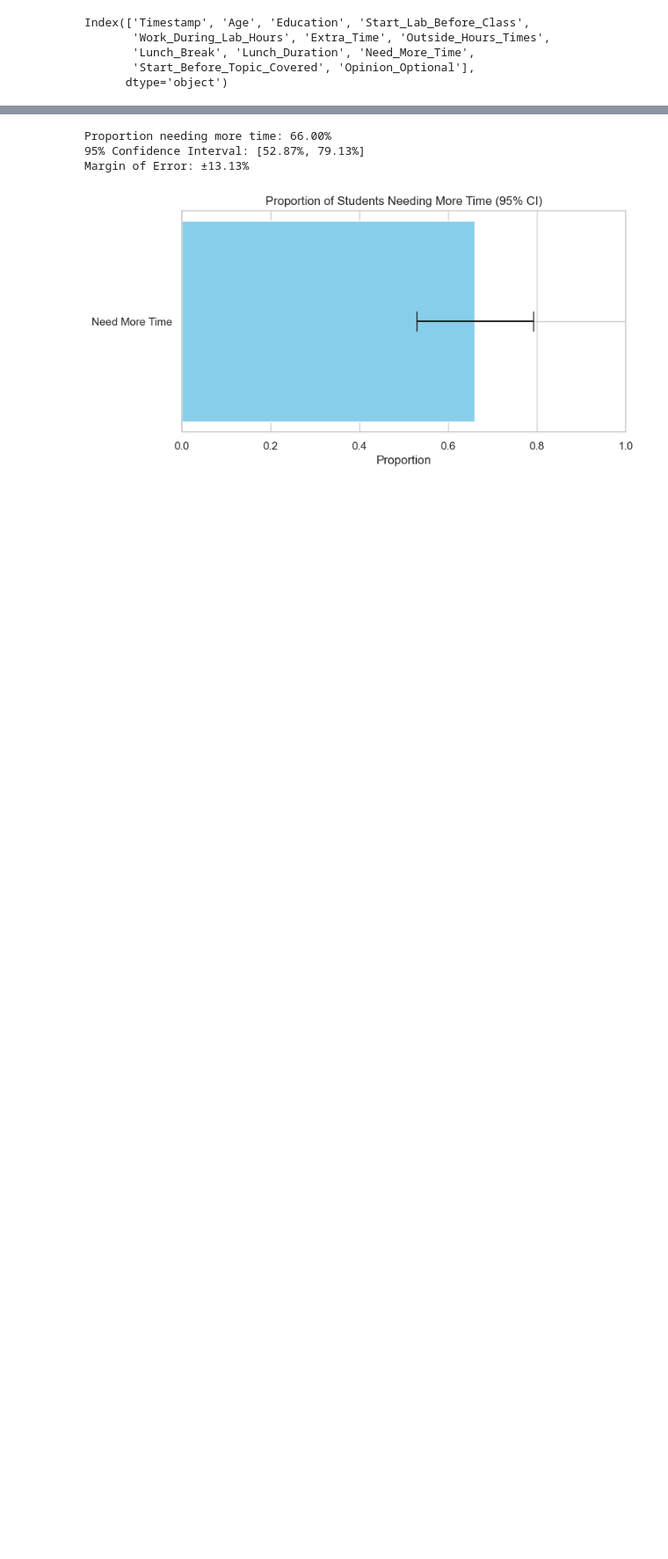
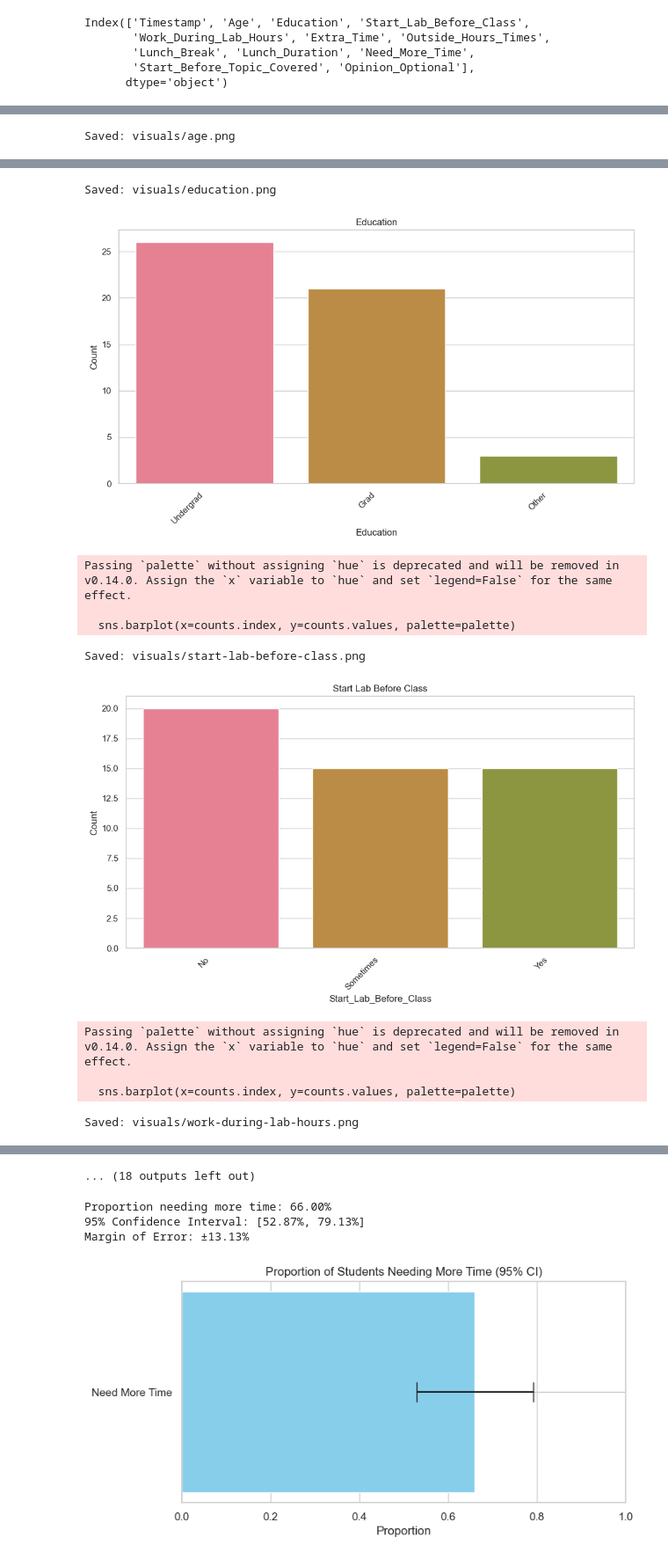
Before and after one commit to GFiaMon/lab-sampling, a Jupyter notebook: lab-sampling_survey.ipynb, the cells around one changed output, grey strips where cells are left out. Shown at 88% size. Cells and saved outputs as stored; diff of their text form; code cells hidden in the pictures; blank space fills up the shorter version.

```diff
--- a/lab-sampling_survey.ipynb
+++ b/lab-sampling_survey.ipynb
@@ -447,0 +361,68 @@ The palette list has fewer values (8) than needed (14) and will cycle, which may
+# %%
+# %pip install python-slugify
+import os
+import matplotlib.pyplot as plt
+import seaborn as sns
+from slugify import slugify
+
+# Create visuals directory
+os.makedirs('visuals', exist_ok=True)
+
+# Set style and palette
+sns.set_theme(style="whitegrid")
+palette = sns.color_palette("husl", 8)
+
+# List of questions (using your SHORT column names)
+questions = [
+    'Age',
+    'Education',
+    'Start_Lab_Before_Class',
+    'Work_During_Lab_Hours',
+    'Extra_Time',
+    'Outside_Hours_Times',
+    'Lunch_Break',
+    'Lunch_Duration',
+    'Need_More_Time',
+    'Start_Before_Topic_Covered'
+]
+
+for question in questions:
+    # Create figure FIRST
+    plt.figure(figsize=(10, 6))
+
+    # Handle multi-select question
+    if question == 'Outside_Hours_Times':
+        exploded = df_combined[question].str.split(', ').explode()
+        counts = exploded.value_counts()
+        sns.barplot(x=counts.values, y=counts.index, palette=palette)
+        plt.title(f"{question.replace('_', ' ').title()}\n(Multiple selections)")
+    else:
+        counts = df_combined[question].value_counts()
+        if len(counts) > 5:
+            sns.barplot(x=counts.values, y=counts.index, palette=palette)
+            plt.xlabel("Count")
+        else:
+            sns.barplot(x=counts.index, y=counts.values, palette=palette)
+            plt.ylabel("Count")
+            plt.xticks(rotation=45, ha='right')
+
+    plt.title(question.replace('_', ' ').title())
+    plt.tight_layout()
+
+    # SAVE FIRST
+    filename = f"visuals/{slugify(question)}.png"
+    plt.savefig(filename, bbox_inches='tight', dpi=150)
+    print(f"Saved: {filename}")
+
+    # THEN show
+    plt.show()
+    plt.close()  # Clear memory
+
+# Handle comments (unchanged)
+if 'What would help you use your lab time more efficiently? (Optional)' in df_combined.columns:
+    comments = df_combined[...].dropna()
+    if not comments.empty:
+        print("\nSample Comments:")
+        print(comments.sample(5, random_state=1).to_markdown(index=False))
+# %% [output]
+Saved: visuals/age.png
@@ -447,0 +436,11 @@ The palette list has fewer values (8) than needed (14) and will cycle, which may
+Saved: visuals/education.png
+[figure, added]
+Passing `palette` without assigning `hue` is deprecated and will be removed in v0.14.0. Assign the `x` variable to `hue` and set `legend=False` for the same effect.
+
+  sns.barplot(x=counts.index, y=counts.values, palette=palette)
+Saved: visuals/start-lab-before-class.png
+[figure, added]
+Passing `palette` without assigning `hue` is deprecated and will be removed in v0.14.0. Assign the `x` variable to `hue` and set `legend=False` for the same effect.
+
+  sns.barplot(x=counts.index, y=counts.values, palette=palette)
+Saved: visuals/work-during-lab-hours.png
@@ -448,3 +448,4 @@ The palette list has fewer values (8) than needed (14) and will cycle, which may
+... (18 outputs left out)
 # %%
 # Get counts of responses
 need_more_time_counts = df_combined['Need_More_Time'].value_counts()
```
Also changed, not shown: parts of 8 cells of this notebook, 12 other files.
